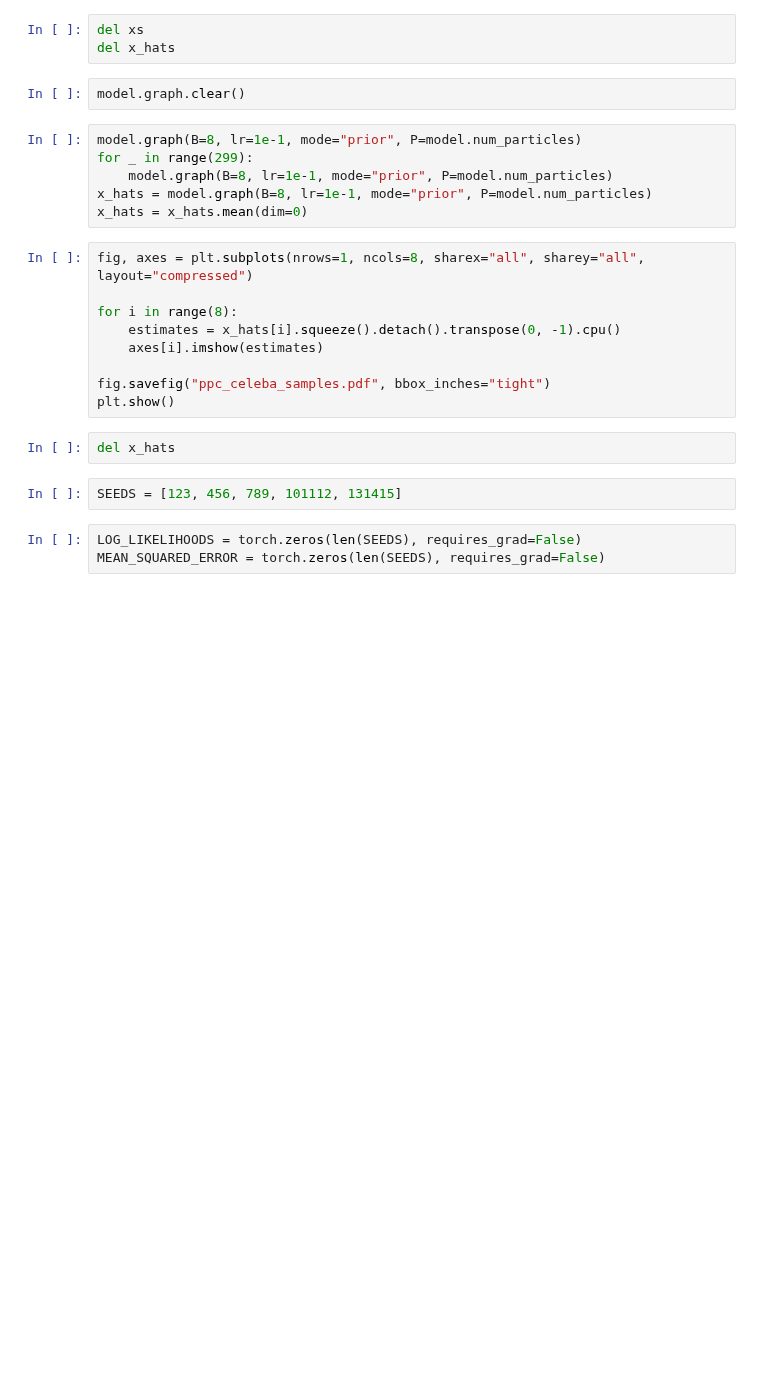
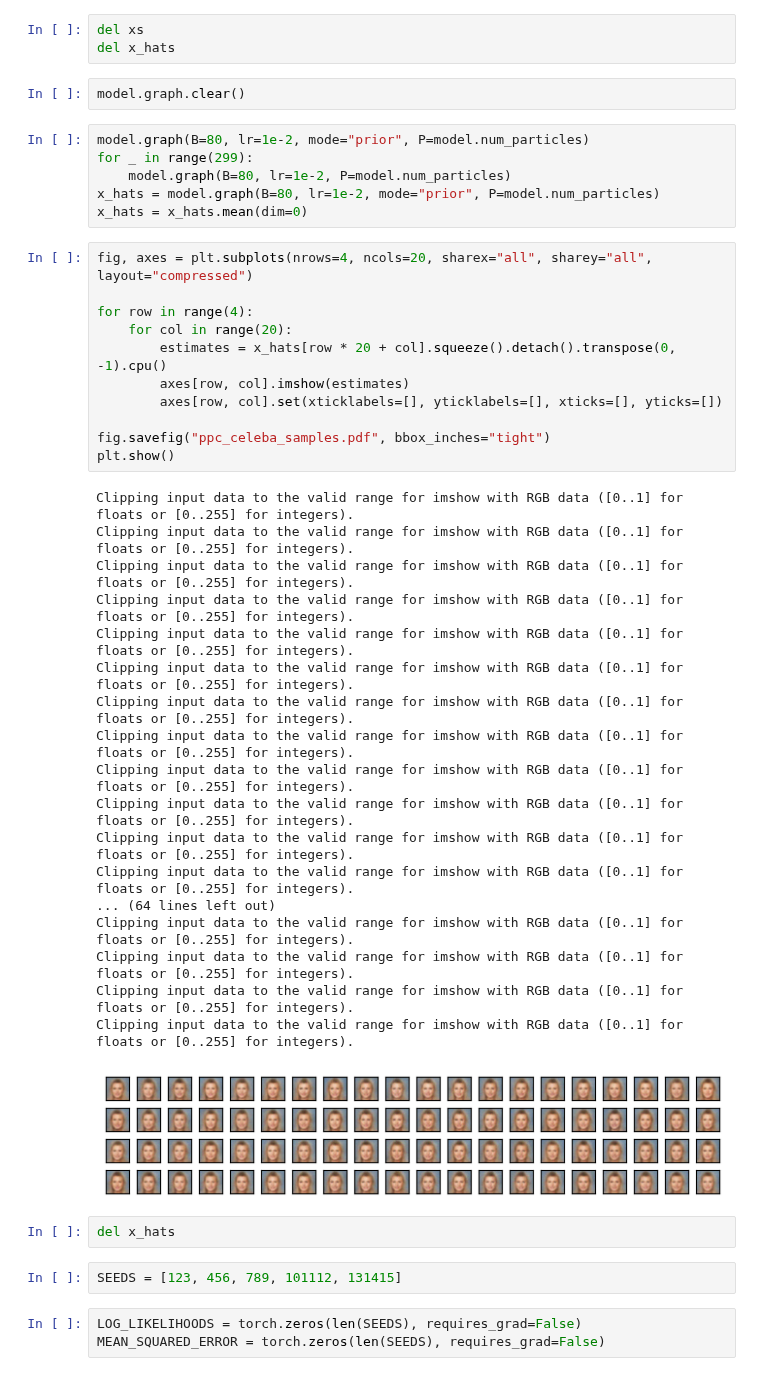
Before and after one commit to esennesh/dcpc_paper, a Jupyter notebook: experiments/ppc_celeba_eval.ipynb, the cells around one changed output. Drawn from its saved outputs; the diff is of its cells as text; blank space fills up the shorter version.

```diff
--- a/experiments/ppc_celeba_eval.ipynb
+++ b/experiments/ppc_celeba_eval.ipynb
@@ -57,20 +163,41 @@ del x_hats
 # %%
 model.graph.clear()
 # %%
-model.graph(B=8, lr=1e-1, mode="prior", P=model.num_particles)
+model.graph(B=80, lr=1e-2, mode="prior", P=model.num_particles)
 for _ in range(299):
-    model.graph(B=8, lr=1e-1, mode="prior", P=model.num_particles)
-x_hats = model.graph(B=8, lr=1e-1, mode="prior", P=model.num_particles)
+    model.graph(B=80, lr=1e-2, P=model.num_particles)
+x_hats = model.graph(B=80, lr=1e-2, mode="prior", P=model.num_particles)
 x_hats = x_hats.mean(dim=0)
 # %%
-fig, axes = plt.subplots(nrows=1, ncols=8, sharex="all", sharey="all", layout="compressed")
+fig, axes = plt.subplots(nrows=4, ncols=20, sharex="all", sharey="all", layout="compressed")
 
-for i in range(8):
-    estimates = x_hats[i].squeeze().detach().transpose(0, -1).cpu()
-    axes[i].imshow(estimates)
+for row in range(4):
+    for col in range(20):
+        estimates = x_hats[row * 20 + col].squeeze().detach().transpose(0, -1).cpu()
+        axes[row, col].imshow(estimates)
+        axes[row, col].set(xticklabels=[], yticklabels=[], xticks=[], yticks=[])
 
 fig.savefig("ppc_celeba_samples.pdf", bbox_inches="tight")
 plt.show()
+# %% [output]
+Clipping input data to the valid range for imshow with RGB data ([0..1] for floats or [0..255] for integers).
+Clipping input data to the valid range for imshow with RGB data ([0..1] for floats or [0..255] for integers).
+Clipping input data to the valid range for imshow with RGB data ([0..1] for floats or [0..255] for integers).
+Clipping input data to the valid range for imshow with RGB data ([0..1] for floats or [0..255] for integers).
+Clipping input data to the valid range for imshow with RGB data ([0..1] for floats or [0..255] for integers).
+Clipping input data to the valid range for imshow with RGB data ([0..1] for floats or [0..255] for integers).
+Clipping input data to the valid range for imshow with RGB data ([0..1] for floats or [0..255] for integers).
+Clipping input data to the valid range for imshow with RGB data ([0..1] for floats or [0..255] for integers).
+Clipping input data to the valid range for imshow with RGB data ([0..1] for floats or [0..255] for integers).
+Clipping input data to the valid range for imshow with RGB data ([0..1] for floats or [0..255] for integers).
+Clipping input data to the valid range for imshow with RGB data ([0..1] for floats or [0..255] for integers).
+Clipping input data to the valid range for imshow with RGB data ([0..1] for floats or [0..255] for integers).
+... (64 lines left out)
+Clipping input data to the valid range for imshow with RGB data ([0..1] for floats or [0..255] for integers).
+Clipping input data to the valid range for imshow with RGB data ([0..1] for floats or [0..255] for integers).
+Clipping input data to the valid range for imshow with RGB data ([0..1] for floats or [0..255] for integers).
+Clipping input data to the valid range for imshow with RGB data ([0..1] for floats or [0..255] for integers).
+[figure, added]
 # %%
 del x_hats
 # %%
```
Also changed, not shown: parts of 16 cells of this notebook.
